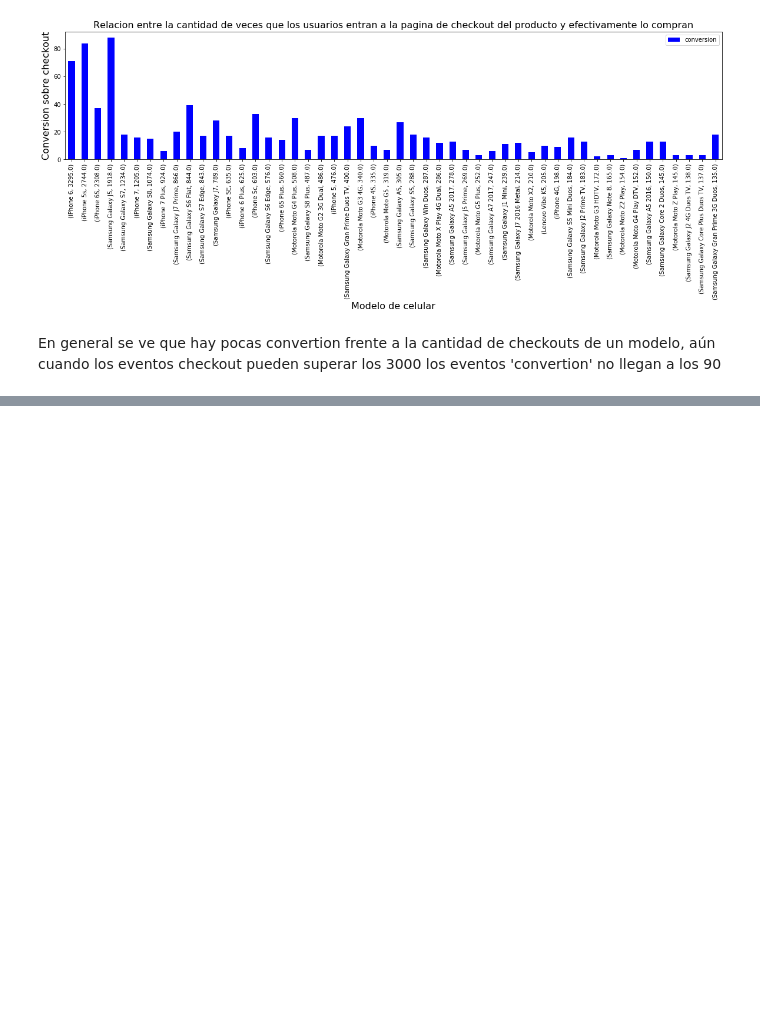
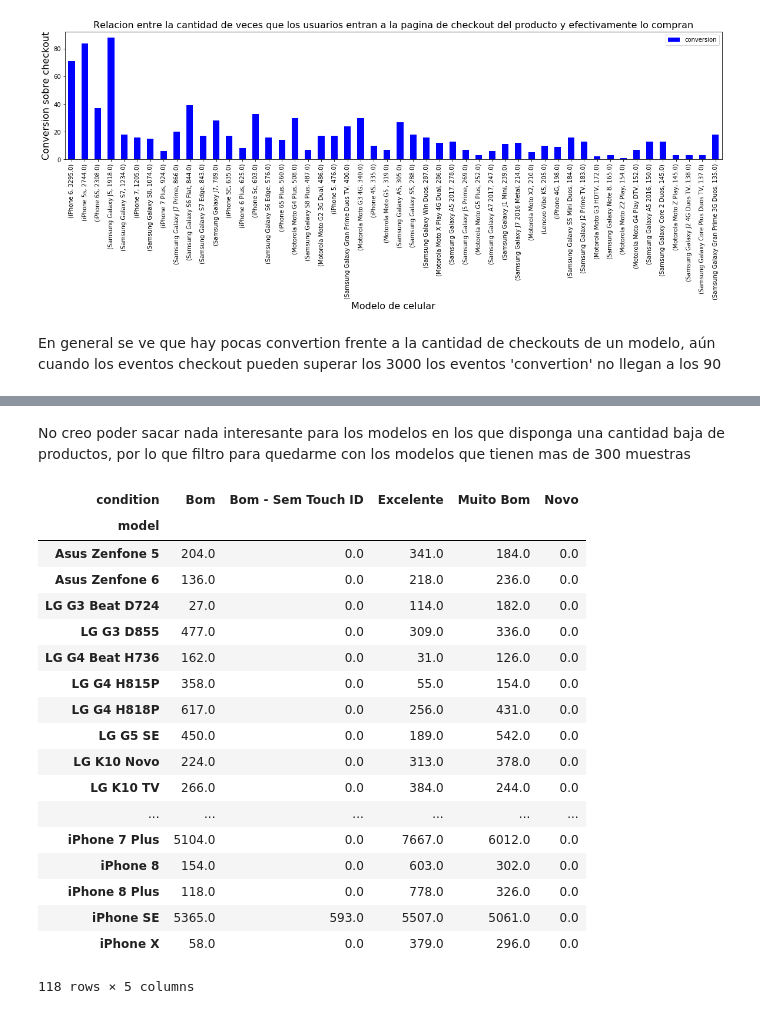
Before and after one commit to IgnacioKomar/OrganizacionDeDatos, a Jupyter notebook: Análisis sobre modelos.ipynb, the cells around one changed output, grey strips where cells are left out. Cells and saved outputs as stored; diff of their text form; code cells hidden in the pictures; blank space fills up the shorter version.

```diff
--- a/Análisis sobre modelos.ipynb
+++ b/Análisis sobre modelos.ipynb
@@ -414,0 +467,25 @@ En general se ve que hay pocas convertion frente a la cantidad de checkouts de u
+# %% [markdown]
+No creo poder sacar nada interesante para los modelos en los que disponga una cantidad baja de productos, por lo que filtro para quedarme con los modelos que tienen mas de 300 muestras
+# %%
+modelConditionData_filtered = modelConditionData[modelConditionData.sum(axis=1) > 300]
+modelConditionData_filtered.fillna(value = 0)
+# %% [output]
+| condition | Bom | Bom - Sem Touch ID | Excelente | Muito Bom | Novo |
+| model |  |  |  |  |  |
+| Asus Zenfone 5 | 204.0 | 0.0 | 341.0 | 184.0 | 0.0 |
+| Asus Zenfone 6 | 136.0 | 0.0 | 218.0 | 236.0 | 0.0 |
+| LG G3 Beat D724 | 27.0 | 0.0 | 114.0 | 182.0 | 0.0 |
+| LG G3 D855 | 477.0 | 0.0 | 309.0 | 336.0 | 0.0 |
+| LG G4 Beat H736 | 162.0 | 0.0 | 31.0 | 126.0 | 0.0 |
+| LG G4 H815P | 358.0 | 0.0 | 55.0 | 154.0 | 0.0 |
+| LG G4 H818P | 617.0 | 0.0 | 256.0 | 431.0 | 0.0 |
+| LG G5 SE | 450.0 | 0.0 | 189.0 | 542.0 | 0.0 |
+| LG K10 Novo | 224.0 | 0.0 | 313.0 | 378.0 | 0.0 |
+| LG K10 TV | 266.0 | 0.0 | 384.0 | 244.0 | 0.0 |
+| ... | ... | ... | ... | ... | ... |
+| iPhone 7 Plus | 5104.0 | 0.0 | 7667.0 | 6012.0 | 0.0 |
+| iPhone 8 | 154.0 | 0.0 | 603.0 | 302.0 | 0.0 |
+| iPhone 8 Plus | 118.0 | 0.0 | 778.0 | 326.0 | 0.0 |
+| iPhone SE | 5365.0 | 593.0 | 5507.0 | 5061.0 | 0.0 |
+| iPhone X | 58.0 | 0.0 | 379.0 | 296.0 | 0.0 |
+118 rows × 5 columns
```
Also changed, not shown: parts of 12 cells of this notebook.
